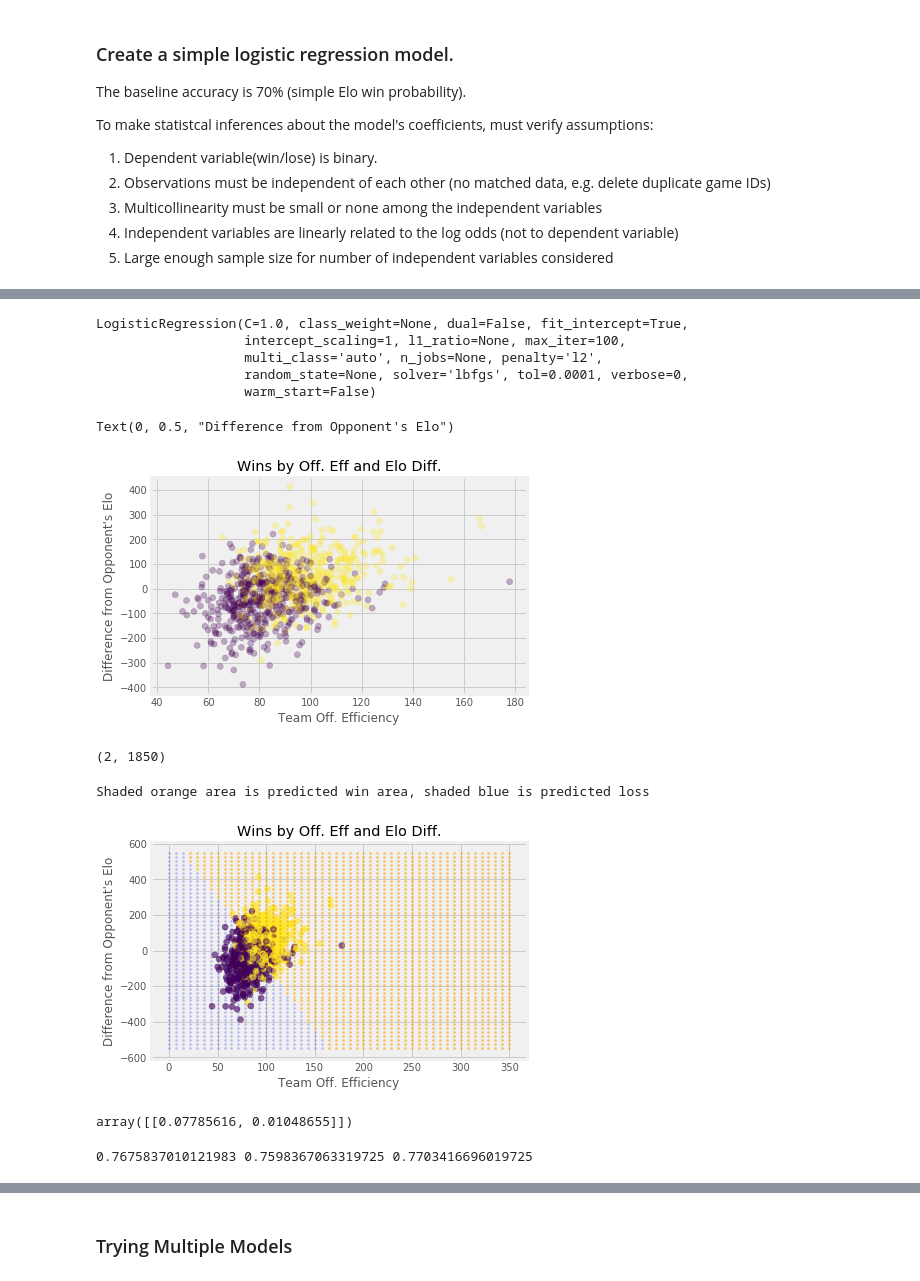
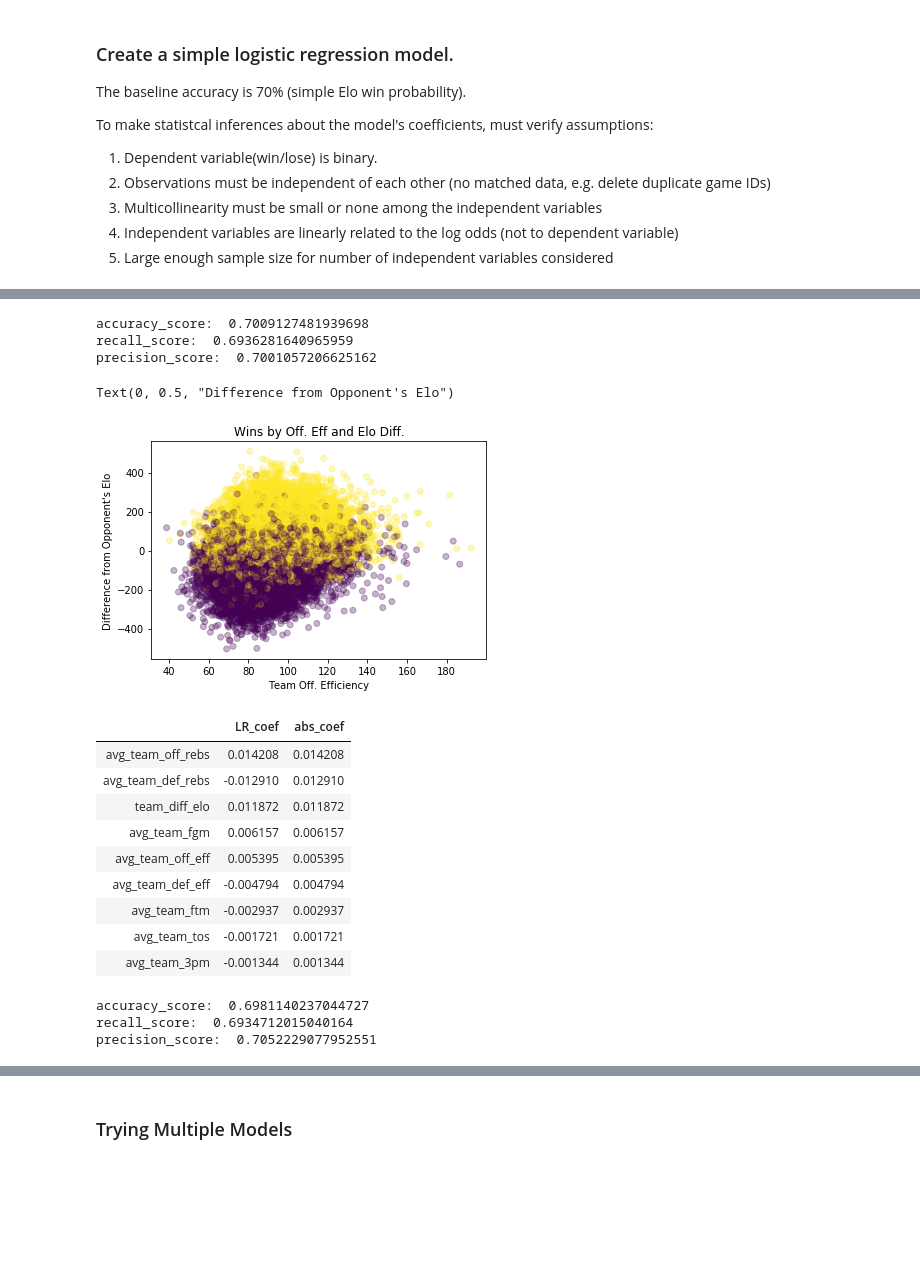
Before and after one commit to crunker99/MarchMadness2020, a Jupyter notebook: Model.ipynb, the cells around one changed output, grey strips where cells are left out. Drawn from its saved outputs; the diff is of its cells as text; code cells hidden in the pictures; blank space fills up the shorter version.

```diff
--- a/Model.ipynb
+++ b/Model.ipynb
@@ -229,9 +140,5 @@ ax.scatter(X_train.iloc[:,1], y_train, c=y_train, alpha=0.3)
 # %%
-LR = LogisticRegression()
+LR = LogisticRegression(random_state=10)
 LR.fit(X_train, y_train)
+
+y_train_preds = LR.predict(X_train)
-# %% [output]
-LogisticRegression(C=1.0, class_weight=None, dual=False, fit_intercept=True,
-                   intercept_scaling=1, l1_ratio=None, max_iter=100,
-                   multi_class='auto', n_jobs=None, penalty='l2',
-                   random_state=None, solver='lbfgs', tol=0.0001, verbose=0,
-                   warm_start=False)
@@ -240,10 +145,18 @@ y_train_preds = LR.predict(X_train)
+# %%
+print('accuracy_score: ', accuracy_score(y_train, y_train_preds))
+print('recall_score: ', recall_score(y_train, y_train_preds))
+print('precision_score: ', precision_score(y_train, y_train_preds))
+# %% [output]
+accuracy_score:  0.7009127481939698
+recall_score:  0.6936281640965959
+precision_score:  0.7001057206625162
 # %%
 fig, ax = plt.subplots()
 
-ax.scatter(X_train.iloc[:1000,0], X_train.iloc[:1000,1], c=y_train[:1000], alpha=.3)
+ax.scatter(X_train['avg_team_off_eff'], X_train['team_diff_elo'], c=y_train, alpha=.3)
 ax.set_title('Wins by Off. Eff and Elo Diff.')
 ax.set_xlabel('Team Off. Efficiency')
 ax.set_ylabel("Difference from Opponent's Elo")
 # %% [output]
 Text(0, 0.5, "Difference from Opponent's Elo")
-[figure, old version]
+[figure, new version]
@@ -258,21 +162,0 @@ win_X, lose_X = grid_X[grid_y == 1], grid_X[grid_y == 0]
-# %%
-win_X.T.shape
-# %% [output]
-(2, 1850)
-# %%
-fig, ax = plt.subplots()
-
-ax.scatter(X_train.iloc[:1000,0], X_train.iloc[:1000,1], c=y_train[:1000], alpha=.6)
-ax.set_title('Wins by Off. Eff and Elo Diff.')
-ax.set_xlabel('Team Off. Efficiency')
-ax.set_ylabel("Difference from Opponent's Elo")
-ax.scatter(win_X[:, 0], win_X[:, 1], c='orange' ,alpha=0.6, s=4 )
-ax.scatter(lose_X[:, 0], lose_X[:, 1], c='blue' ,alpha=0.2, s=4 )
-print("Shaded orange area is predicted win area, shaded blue is predicted loss")
-# %% [output]
-Shaded orange area is predicted win area, shaded blue is predicted loss
-[figure, removed]
-# %%
-LR.coef_
-# %% [output]
-array([[0.07785616, 0.01048655]])
@@ -281,2 +163,17 @@ gy2 = LR.coef_[0] * grid1
+# %%
+feat_coef = pd.DataFrame(index=X.columns, data=LR.coef_[0], columns=['LR_coef'])
+feat_coef['abs_coef'] = abs(feat_coef['LR_coef'])
+feat_coef.sort_values(by='abs_coef', ascending=False)
+# %% [output]
+|  | LR_coef | abs_coef |
+| avg_team_off_rebs | 0.014208 | 0.014208 |
+| avg_team_def_rebs | -0.012910 | 0.012910 |
+| team_diff_elo | 0.011872 | 0.011872 |
+| avg_team_fgm | 0.006157 | 0.006157 |
+| avg_team_off_eff | 0.005395 | 0.005395 |
+| avg_team_def_eff | -0.004794 | 0.004794 |
+| avg_team_ftm | -0.002937 | 0.002937 |
+| avg_team_tos | -0.001721 | 0.001721 |
+| avg_team_3pm | -0.001344 | 0.001344 |
 # %%
 y_pred = LR.predict(X_test)
@@ -287,7 +180,11 @@ LR_acc = accuracy_score(y_test, y_pred)
-# %%
-print(LR_acc, LR_rec, LR_prec)
-# %% [output]
-0.7675837010121983 0.7598367063319725 0.7703416696019725
+# %%
+print('accuracy_score: ', accuracy_score(y_test, y_pred))
+print('recall_score: ', recall_score(y_test, y_pred))
+print('precision_score: ', precision_score(y_test, y_pred))
+# %% [output]
+accuracy_score:  0.6981140237044727
+recall_score:  0.6934712015040164
+precision_score:  0.7052229077952551
 # %%
 print(classification_report(y_test, y_pred))
 # %% [output]
```
Also changed, not shown: parts of 33 cells of this notebook.
